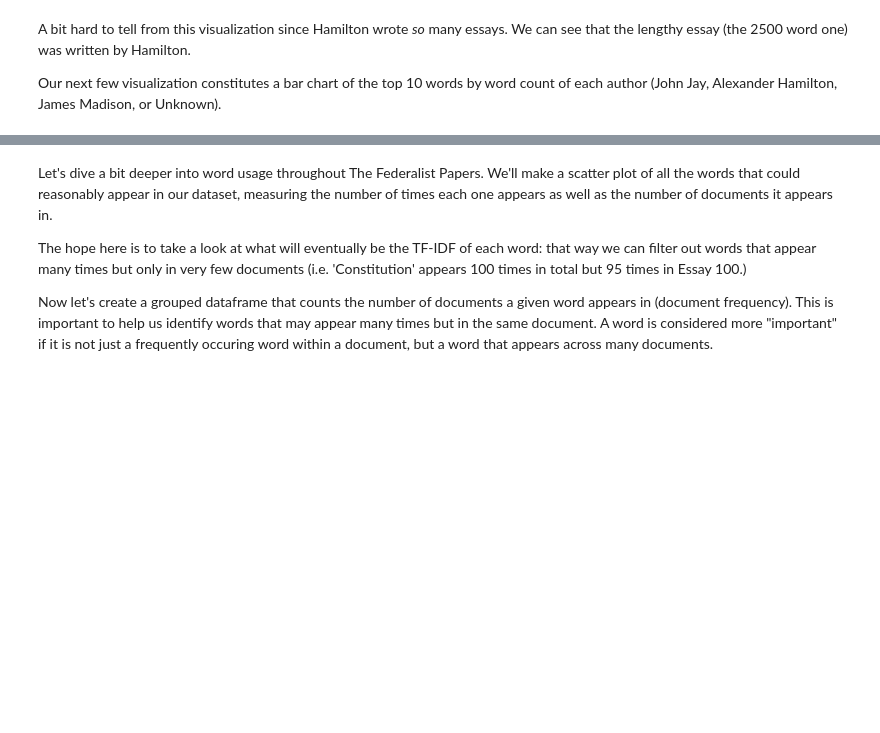
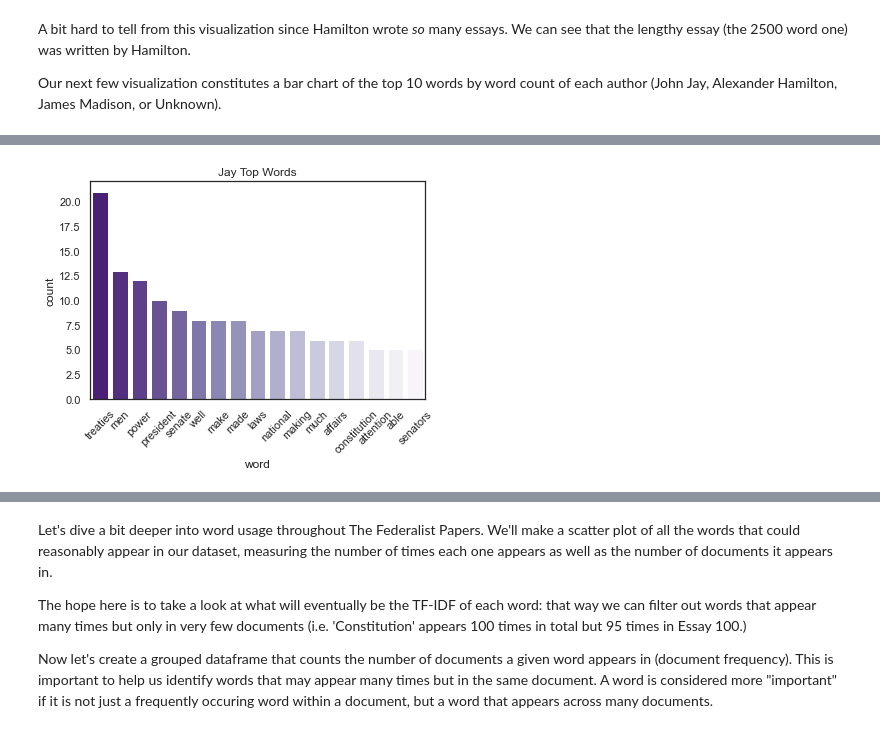
Before and after one commit to jschulberg/Federalist-Papers-NLP, a Jupyter notebook: EDA.ipynb, the cells around one changed output, grey strips where cells are left out. Cells and saved outputs as stored; diff of their text form; code cells hidden in the pictures; blank space fills up the shorter version.

```diff
--- a/EDA.ipynb
+++ b/EDA.ipynb
@@ -149,33 +194,38 @@ plt.show()
 # %%
-#John Jay - Visualization 5--------------------------------------------------
 
-doc_lengths = fed_papers.groupby(['Author','word']) \
+#%% John Jay - Visualization 5--------------------------------------------------
+
+doc_lengths = fed_nonstop.groupby(['Author','word']) \
     .Essay.count() \
     .reset_index(name = 'count') \
     .sort_values('count', ascending = False) \
     .reset_index(drop = True)
 
 Jay_top = doc_lengths.loc[doc_lengths.Author == 'Jay']
 Jay_top_words = Jay_top.head(17)
-
 
 
 Jay_top_words = Jay_top_words.copy()
 Jay_top_words = Jay_top_words[~Jay_top_words['word'].isin(stop_words)]
 
 # Set the theme
 sns.set_style('white')
 sns.set_context('notebook')
 
 # Build the visualization
 viz5 = sns.barplot(x = 'word',
             y = 'count',
             data = Jay_top_words,
-            palette = "mako")
+            palette = "Purples_r")
 
 #Rotate X tick labels
-viz5.set_xticklabels(viz6.get_xticklabels(), rotation=45 )
+viz5.set_xticklabels(viz5.get_xticklabels(), rotation=45 )
 
 # Set our labels
 viz5.set(xlabel='word', ylabel='count', title = 'Jay Top Words')
 plt.show()
+
+# Save our plot to the Viz folder
+viz5.figure.savefig("Viz/Jay_Top_Words.png")
+# %% [output]
+[figure, added]
```
Also changed, not shown: parts of 13 cells of this notebook, 9 other files.
